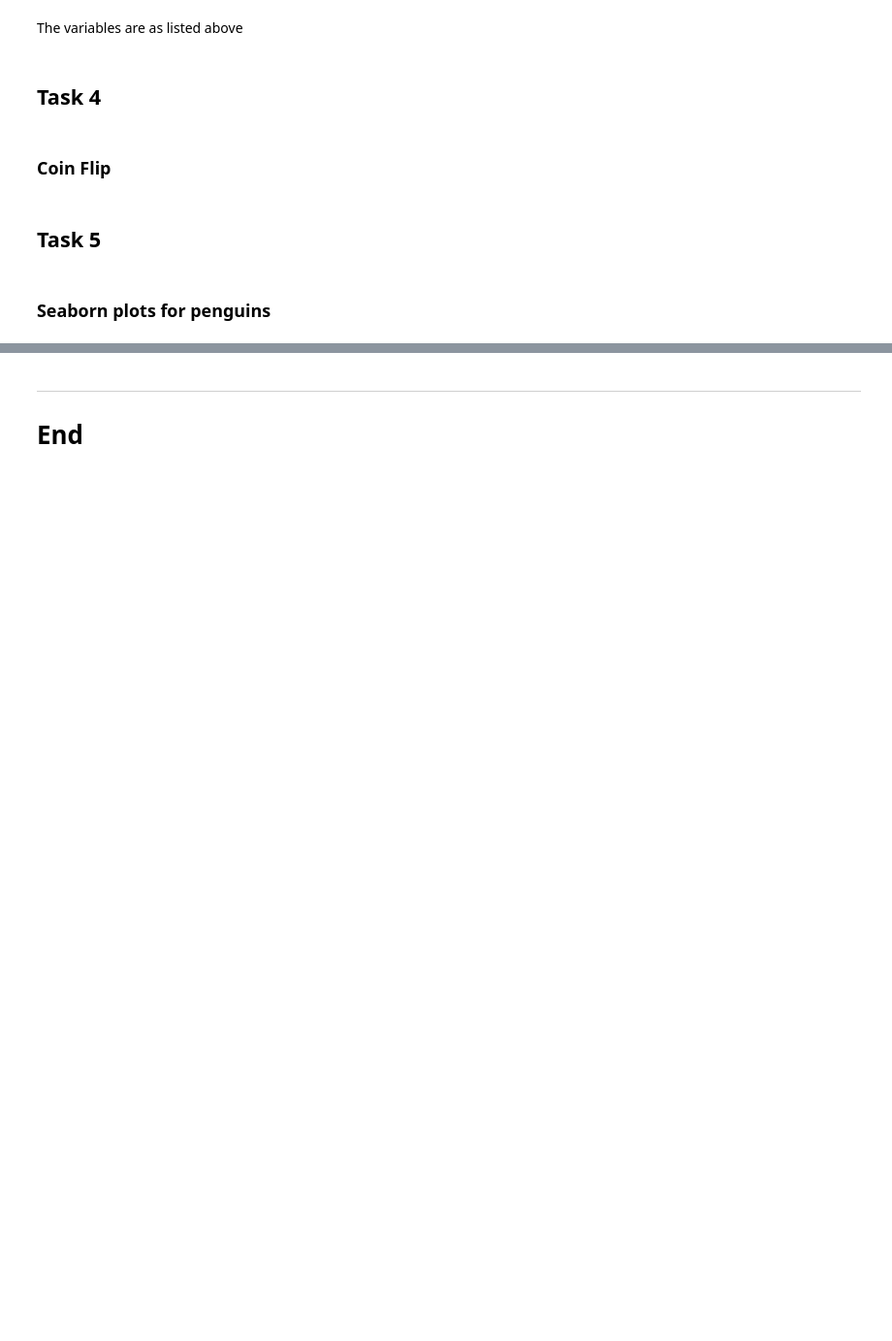
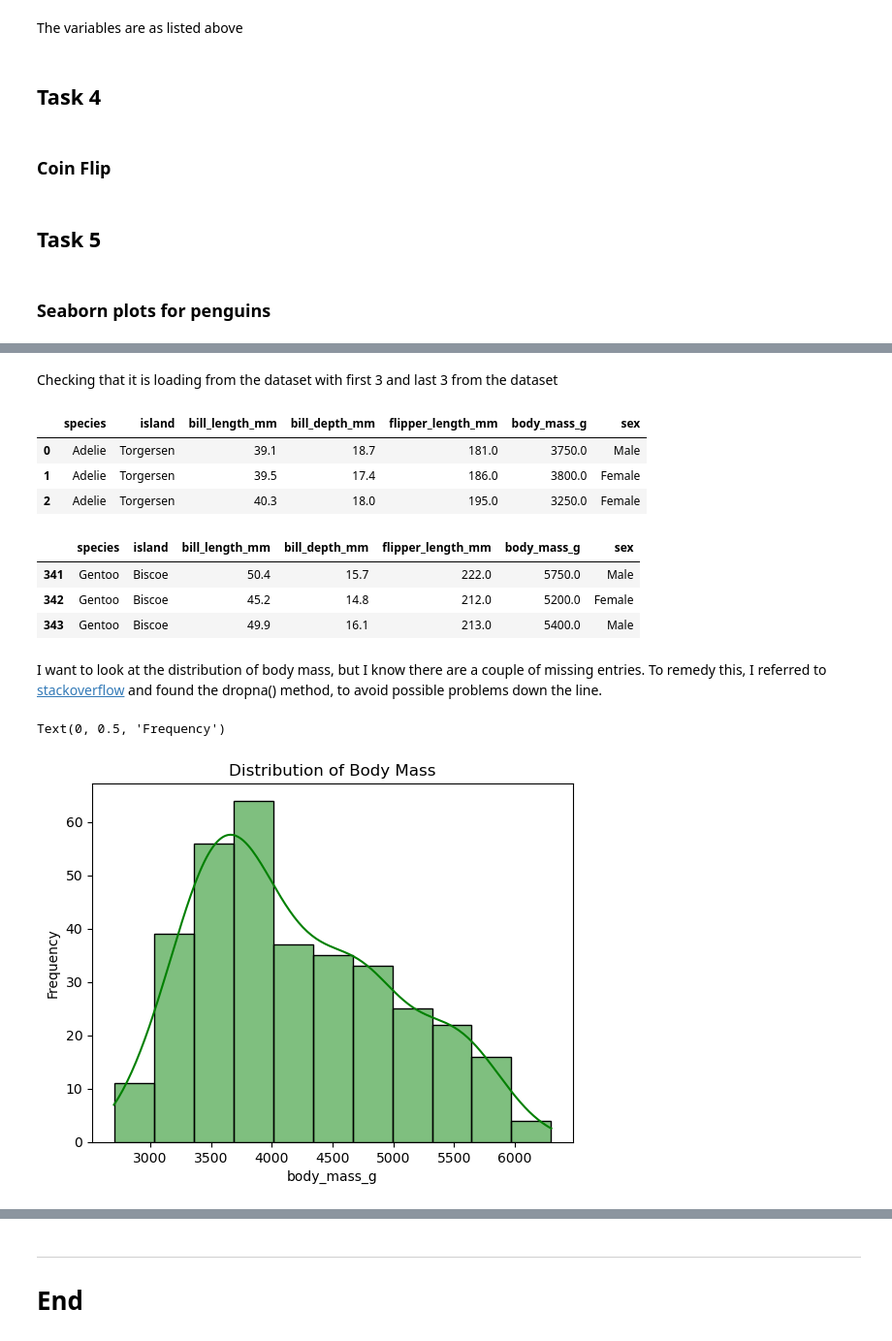
Before and after one commit to nexlanglxm/fundamentals-of-data-analysis, a Jupyter notebook: tasks.ipynb, the cells around one changed output, grey strips where cells are left out. Shown at 97% size. Saved outputs shown, nothing was run; the diff lists cells and outputs as text; code cells hidden in the pictures; blank space fills up the shorter version.

Commit message:
changing the order, working on plots

```diff
--- a/tasks.ipynb
+++ b/tasks.ipynb
@@ -150,0 +119,22 @@ The variables are as listed above
+# %%
+penguins = sns.load_dataset('penguins')
+# %% [markdown]
+Checking that it is loading from the dataset with first 3 and last 3 from the dataset
+# %%
+penguins.head(3)
+# %% [output]
+|  | species | island | bill_length_mm | bill_depth_mm | flipper_length_mm | body_mass_g | sex |
+| 0 | Adelie | Torgersen | 39.1 | 18.7 | 181.0 | 3750.0 | Male |
+| 1 | Adelie | Torgersen | 39.5 | 17.4 | 186.0 | 3800.0 | Female |
+| 2 | Adelie | Torgersen | 40.3 | 18.0 | 195.0 | 3250.0 | Female |
+# %%
+penguins.tail(3)
+# %% [output]
+|  | species | island | bill_length_mm | bill_depth_mm | flipper_length_mm | body_mass_g | sex |
+| 341 | Gentoo | Biscoe | 50.4 | 15.7 | 222.0 | 5750.0 | Male |
+| 342 | Gentoo | Biscoe | 45.2 | 14.8 | 212.0 | 5200.0 | Female |
+| 343 | Gentoo | Biscoe | 49.9 | 16.1 | 213.0 | 5400.0 | Male |
+# %% [markdown]
+I want to look at the distribution of body mass, but I know there are a couple of missing entries. To remedy this, I referred to
+[stackoverflow](https://stackoverflow.com/questions/32902832/what-to-do-with-missing-values-when-plotting-with-seaborn)
+and found the dropna() method, to avoid possible problems down the line.
@@ -150,0 +143,7 @@ The variables are as listed above
+# %%
+sns.histplot(x=penguins.body_mass_g,kde=True, color="green")
+plt.title("Distribution of Body Mass")
+plt.ylabel("Frequency")
+# %% [output]
+Text(0, 0.5, 'Frequency')
+[figure, added]
```
Also changed, not shown: parts of 22 cells of this notebook.
